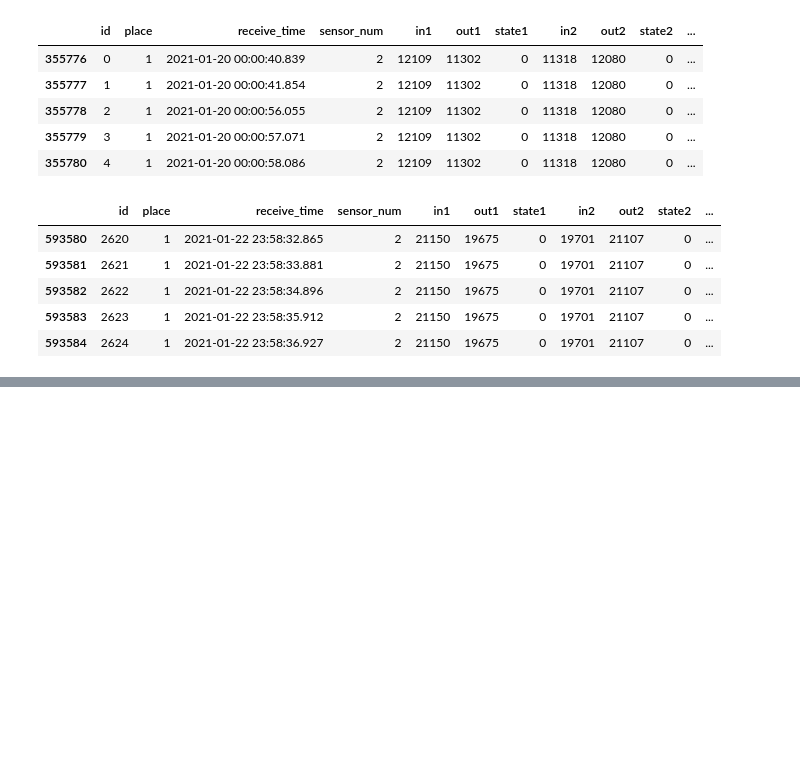
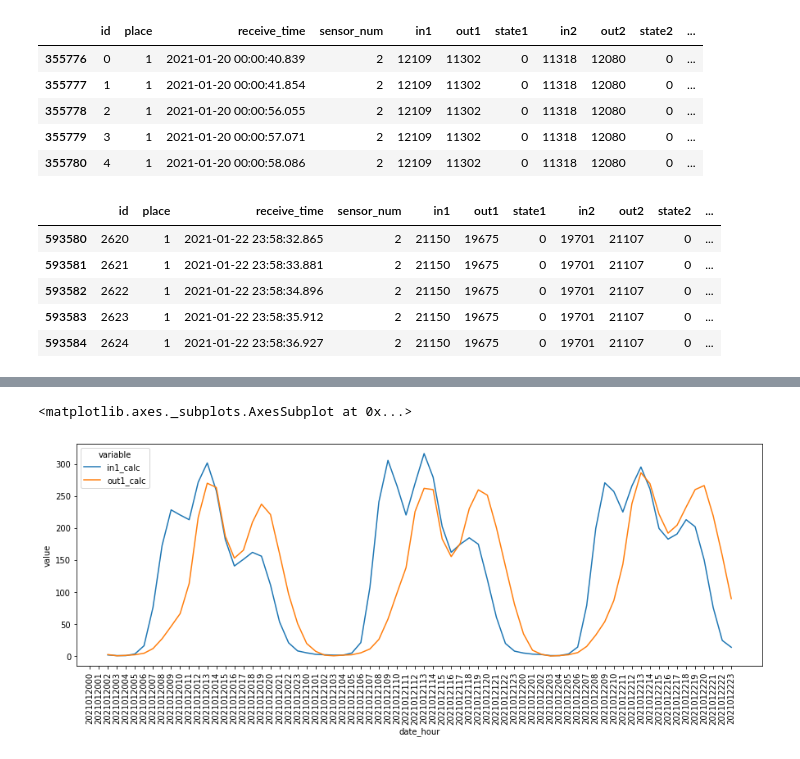
Before and after one commit to TakuroTerui/python_data_processing_100_knock, a Jupyter notebook: 第3章時系列データの加工・可視化を行う10本ノック.ipynb, the cells around one changed output, grey strips where cells are left out. Saved outputs shown, nothing was run; the diff lists cells and outputs as text; code cells hidden in the pictures; blank space fills up the shorter version.

```diff
--- a/第3章時系列データの加工・可視化を行う10本ノック.ipynb
+++ b/第3章時系列データの加工・可視化を行う10本ノック.ipynb
@@ -197,0 +404,3 @@ display(data_extract.tail())
+# %%
+viz_data = data_analytics[['date_hour', 'in1_calc', 'out1_calc']].groupby('date_hour', as_index=False).sum()
+viz_data.head(10)
@@ -197,0 +419,3 @@ display(data_extract.tail())
+# %%
+viz_data_rolling = viz_data[['in1_calc', 'out1_calc']].rolling(3).mean()
+viz_data_rolling.head(10)
@@ -197,0 +434,10 @@ display(data_extract.tail())
+# %%
+viz_data_rolling['date_hour'] = viz_data['date_hour']
+viz_data_rolling = pd.melt(viz_data_rolling, id_vars='date_hour', value_vars=['in1_calc', 'out1_calc'])
+
+plt.figure(figsize=(15, 5))
+plt.xticks(rotation=90)
+sns.lineplot(x=viz_data_rolling['date_hour'], y=viz_data_rolling['value'], hue=viz_data_rolling['variable'])
+# %% [output]
+<matplotlib.axes._subplots.AxesSubplot at 0x...>
+[figure, added]
```
Also changed, not shown: parts of 26 cells of this notebook.
